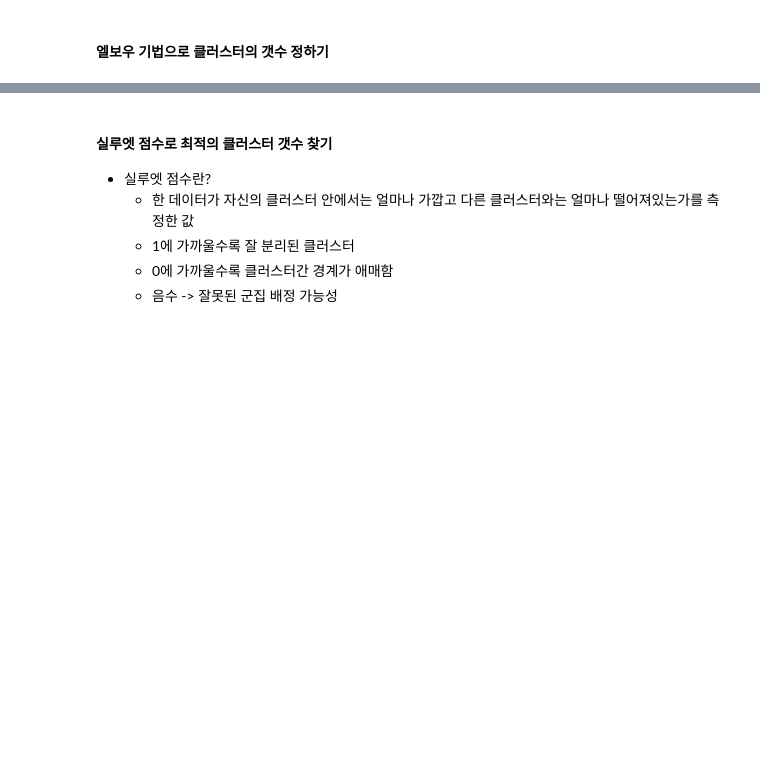
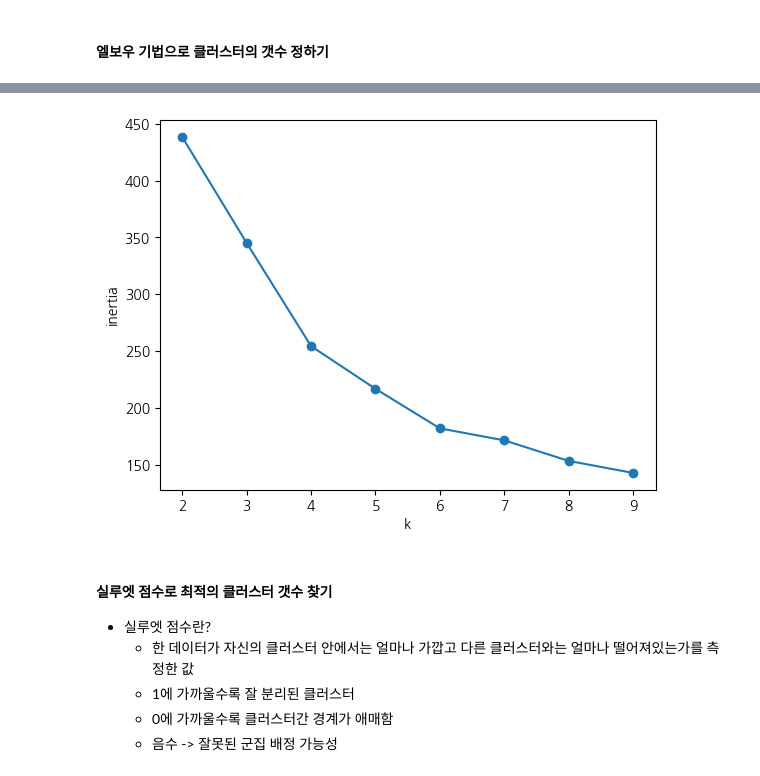
Before and after one commit to jimmynkim/MS_MachineLearning, a Jupyter notebook: 08_군집화_고객세그먼테이션/08_군집화_고객세그먼테이션_2.클러스터링_실습.ipynb, the cells around one changed output, grey strips where cells are left out. Saved outputs shown, nothing was run; the diff lists cells and outputs as text; code cells hidden in the pictures; blank space fills up the shorter version.

```diff
--- a/08_군집화_고객세그먼테이션/08_군집화_고객세그먼테이션_2.클러스터링_실습.ipynb
+++ b/08_군집화_고객세그먼테이션/08_군집화_고객세그먼테이션_2.클러스터링_실습.ipynb
@@ -111,0 +169,4 @@ df.head()
+# %%
+# 전처리 완료된 수치형, 범주형 데이터 결합
+X_preporcessed = pd.concat([X_encoded, X_scaled], axis=1)
+X_preporcessed.head()
@@ -137,0 +184,15 @@ random_state = 42
+# %%
+# -----------------
+# 이너셔 구하기
+# -----------------
+min_cluster = 2
+max_cluster = 10
+random_state = 42
+
+from sklearn.cluster import KMeans
+inertia = []
+for n in range(min_cluster,max_cluster):
+    km = KMeans(n_clusters=n, random_state=random_state)
+    km.fit(X_preporcessed)
+    print(km.inertia_)
+    inertia.append(km.inertia_)
@@ -138,3 +214,14 @@ random_state = 42
+# %%
+# -----------------
+# 이너셔 시각화
+# -----------------
+plt.plot(range(min_cluster,max_cluster), inertia, marker='o')
+plt.xticks(range(min_cluster,max_cluster))
+plt.xlabel('k')
+plt.ylabel('inertia')
+plt.show()
+# %% [output]
+[figure, added]
 # %% [markdown]
 #### 실루엣 점수로 최적의 클러스터 갯수 찾기
 - 실루엣 점수란?
```
Also changed, not shown: parts of 71 cells of this notebook, 1 other file.
